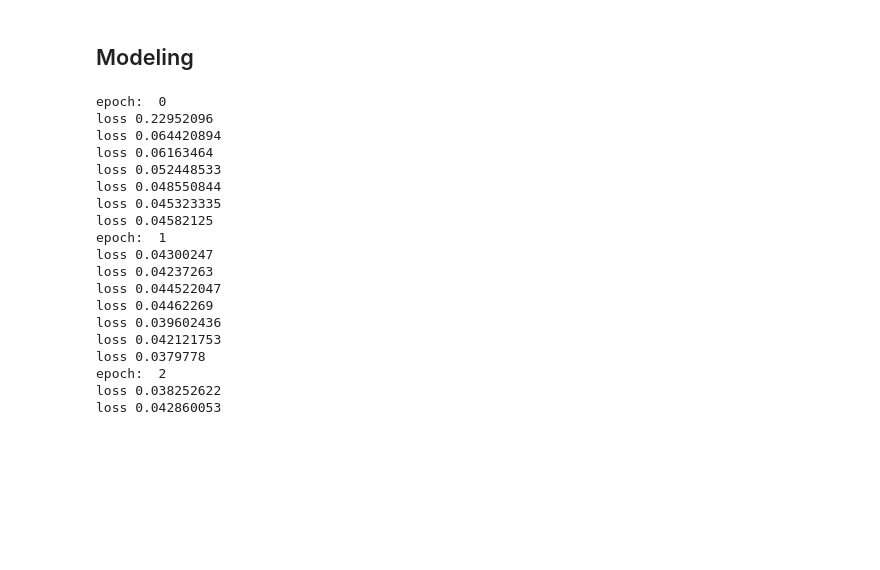
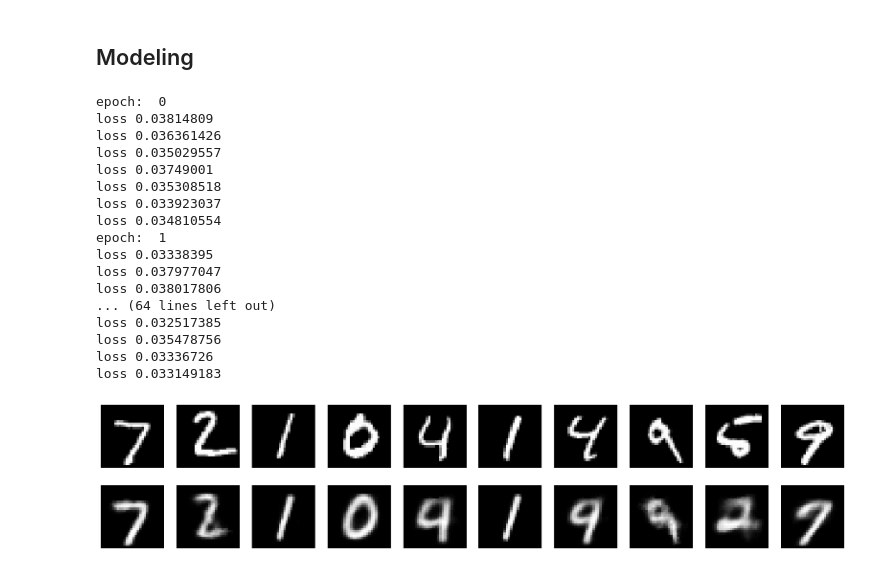
Before and after one commit to felarof99/vq-VAE-JAX-Flax, a Jupyter notebook: autoencoder3.ipynb, the cells around one changed output. Saved outputs shown, nothing was run; the diff lists cells and outputs as text; code cells hidden in the pictures; blank space fills up the shorter version.

Commit message:
reconstruction was working all along the way, my inference code was wrong!

```diff
--- a/autoencoder3.ipynb
+++ b/autoencoder3.ipynb
@@ -145,8 +145,9 @@ def train_step(params, state, batch):
 state, loss = train_step(params, state, (images, labels))
 # %%
 # Training loop
-num_epochs = 20
+num_epochs = 10
 steps_per_epoch = len(x_train) // BATCH_SIZE
+train_step_jit = jax.jit(train_step)
 
 for epoch in range(num_epochs):
     print("epoch: ", epoch)
@@ -156,25 +157,42 @@ for epoch in range(num_epochs):
         batch = get_batch(train_dataset)
 
         params = state.params
-        state, loss = train_step(params, state, batch)
+        state, loss = train_step_jit(params, state, batch)
         print("loss", loss) if step%100==0 else None
 # %% [output]
 epoch:  0
-loss 0.22952096
-loss 0.064420894
-loss 0.06163464
-loss 0.052448533
-loss 0.048550844
-loss 0.045323335
-loss 0.04582125
+loss 0.03814809
+loss 0.036361426
+loss 0.035029557
+loss 0.03749001
+loss 0.035308518
+loss 0.033923037
+loss 0.034810554
 epoch:  1
-loss 0.04300247
-loss 0.04237263
-loss 0.044522047
-loss 0.04462269
-loss 0.039602436
-loss 0.042121753
-loss 0.0379778
-epoch:  2
-loss 0.038252622
-loss 0.042860053
+loss 0.03338395
+loss 0.037977047
+loss 0.038017806
+... (64 lines left out)
+loss 0.032517385
+loss 0.035478756
+loss 0.03336726
+loss 0.033149183
+# %%
+import matplotlib.pyplot as plt
+
+def plot_reconstructions(model, params, batch, n=10):
+    inputs, _ = batch
+    reconstructed = state.apply_fn({"params": state.params}, inputs)
+    fig, axes = plt.subplots(2, n, figsize=(n * 2, 4))
+    for i in range(n):
+        axes[0, i].imshow(inputs[i].reshape(28, 28), cmap='gray')
+        axes[0, i].axis('off')
+        axes[1, i].imshow(reconstructed[i].reshape(28, 28), cmap='gray')
+        axes[1, i].axis('off')
+    plt.show()
+
+# Visualize some reconstructions
+train_dataset, test_dataset = create_dataset()
+plot_reconstructions(model, params, get_batch(test_dataset))
+# %% [output]
+[figure, added]
```
